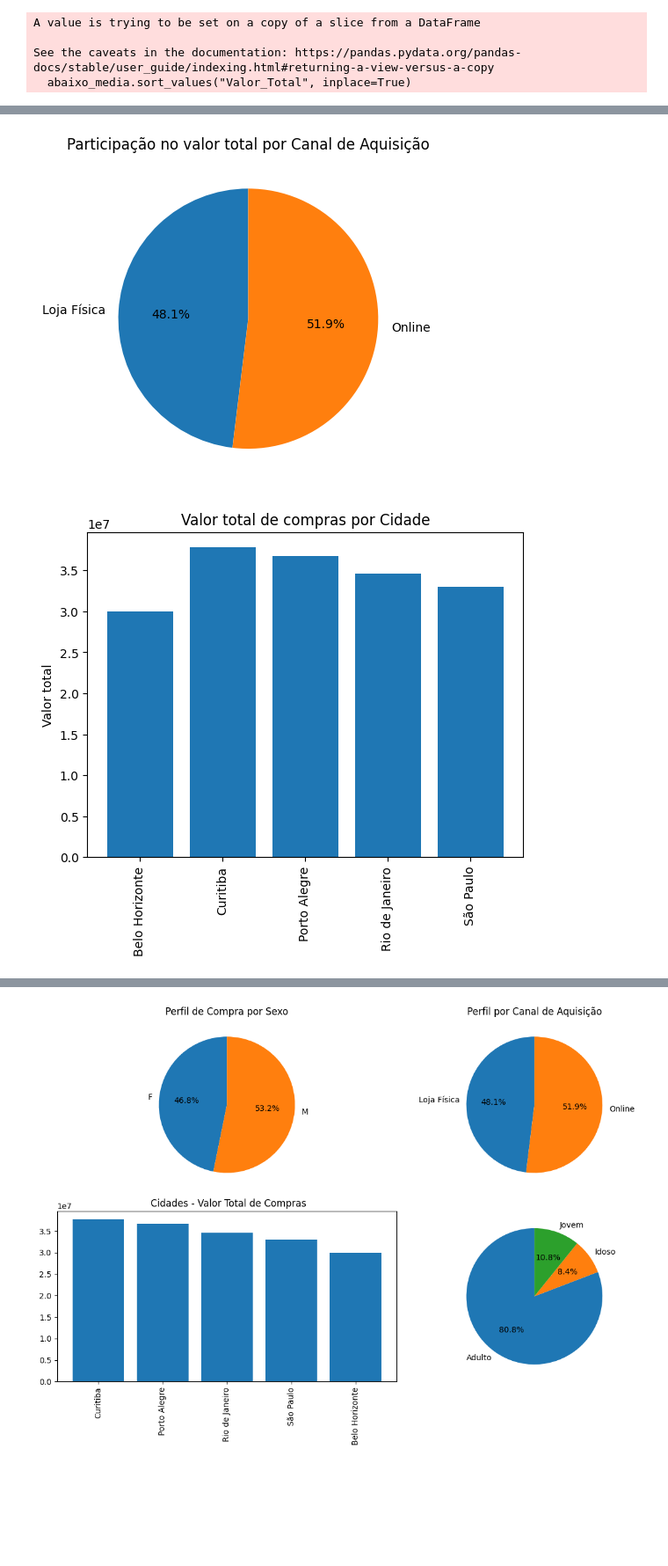
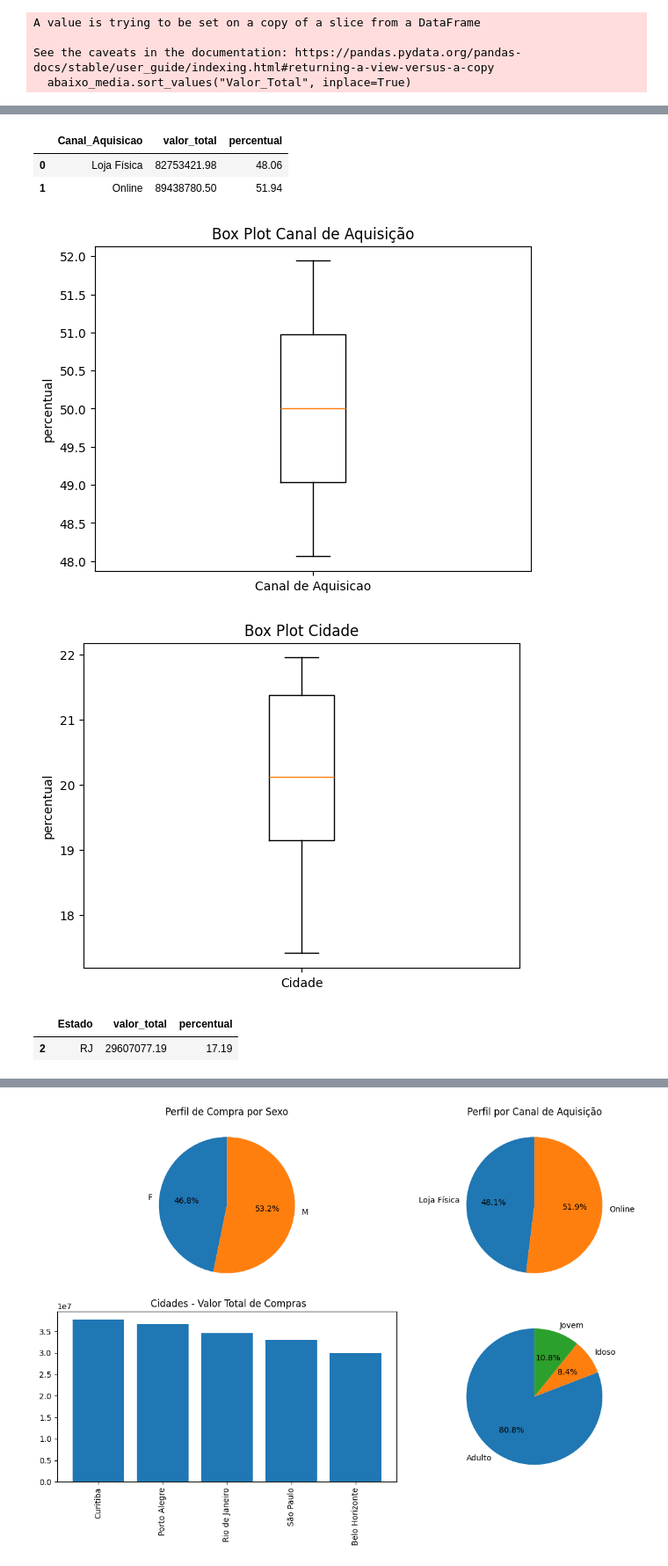
Before and after one commit to MatheusVieira12/Projeto_Nara, a Jupyter notebook: Perfis.ipynb, the cells around one changed output, grey strips where cells are left out. Shown: that part at 88% size. Saved outputs shown, nothing was run; the diff lists cells and outputs as text; code cells hidden in the pictures; blank space fills up the shorter version.

```diff
--- a/Perfis.ipynb
+++ b/Perfis.ipynb
@@ -136,29 +142,35 @@ plt.show()
 perfil_canal = tabela_final.groupby("Canal_Aquisicao")["valor_total"].sum().reset_index()
 total = perfil_canal["valor_total"].sum()
 perfil_canal["percentual"] = (perfil_canal["valor_total"] / total * 100).round(2)
+perfil_canal
+# %% [output]
+|  | Canal_Aquisicao | valor_total | percentual |
+| 0 | Loja Física | 82753421.98 | 48.06 |
+| 1 | Online | 89438780.50 | 51.94 |
 # %%
-plt.pie(
-    perfil_canal["valor_total"],
-    labels=perfil_canal["Canal_Aquisicao"],
-    autopct="%1.1f%%",
-    startangle=90
-)
-plt.title("Participação no valor total por Canal de Aquisição")
+# boxplot canal de aquisição
+fig, ax = plt.subplots()
+ax.boxplot(perfil_canal["percentual"])
+ax.set_xticklabels(['Canal de Aquisicao'])
+ax.set_ylabel('percentual')
+ax.set_title('Box Plot Canal de Aquisição')
 plt.show()
 # %% [output]
-[figure, old version]
+[figure, new version]
 # %%
 perfil_cidade = tabela_final.groupby("Cidade")["valor_total"].sum().reset_index()
 total = perfil_cidade["valor_total"].sum()
 perfil_cidade["percentual"] = (perfil_cidade["valor_total"] / total * 100).round(2)
 # %%
-plt.bar(perfil_cidade["Cidade"], perfil_cidade["valor_total"])
-plt.xticks(rotation=90)
-plt.title("Valor total de compras por Cidade")
-plt.ylabel("Valor total")
+#boxplot cidade
+fig, ax = plt.subplots()
+ax.boxplot(perfil_cidade["percentual"])
+ax.set_xticklabels(['Cidade'])
+ax.set_ylabel('percentual')
+ax.set_title('Box Plot Cidade')
 plt.show()
 # %% [output]
-[figure, old version]
+[figure, new version]
 # %%
 perfil_estado = tabela_final.groupby("Estado")["valor_total"].sum().reset_index()
 total = perfil_estado["valor_total"].sum()
@@ -166 +179,15 @@ perfil_estado["percentual"] = (perfil_estado["valor_total"] / total * 100).round
+# %%
+q1 = np.percentile(perfil_estado_array, 25)
+q3 = np.percentile(perfil_estado_array, 75)
+media = np.mean(perfil_estado_array)
+mediana = np.median(perfil_estado_array)
+iqr = q3 - q1
+limite_inferior = q1 - 1.5 * iqr
+limite_superior = q3 + 1.5 * iqr
+outliers_inferior = perfil_estado[perfil_estado['percentual'] < q1]
+outliers_superior = perfil_estado[perfil_estado['percentual'] > q3]
+outliers_inferior
+# %% [output]
+|  | Estado | valor_total | percentual |
+| 2 | RJ | 29607077.19 | 17.19 |
 # %%
```
Also changed, not shown: parts of 6 cells of this notebook.
